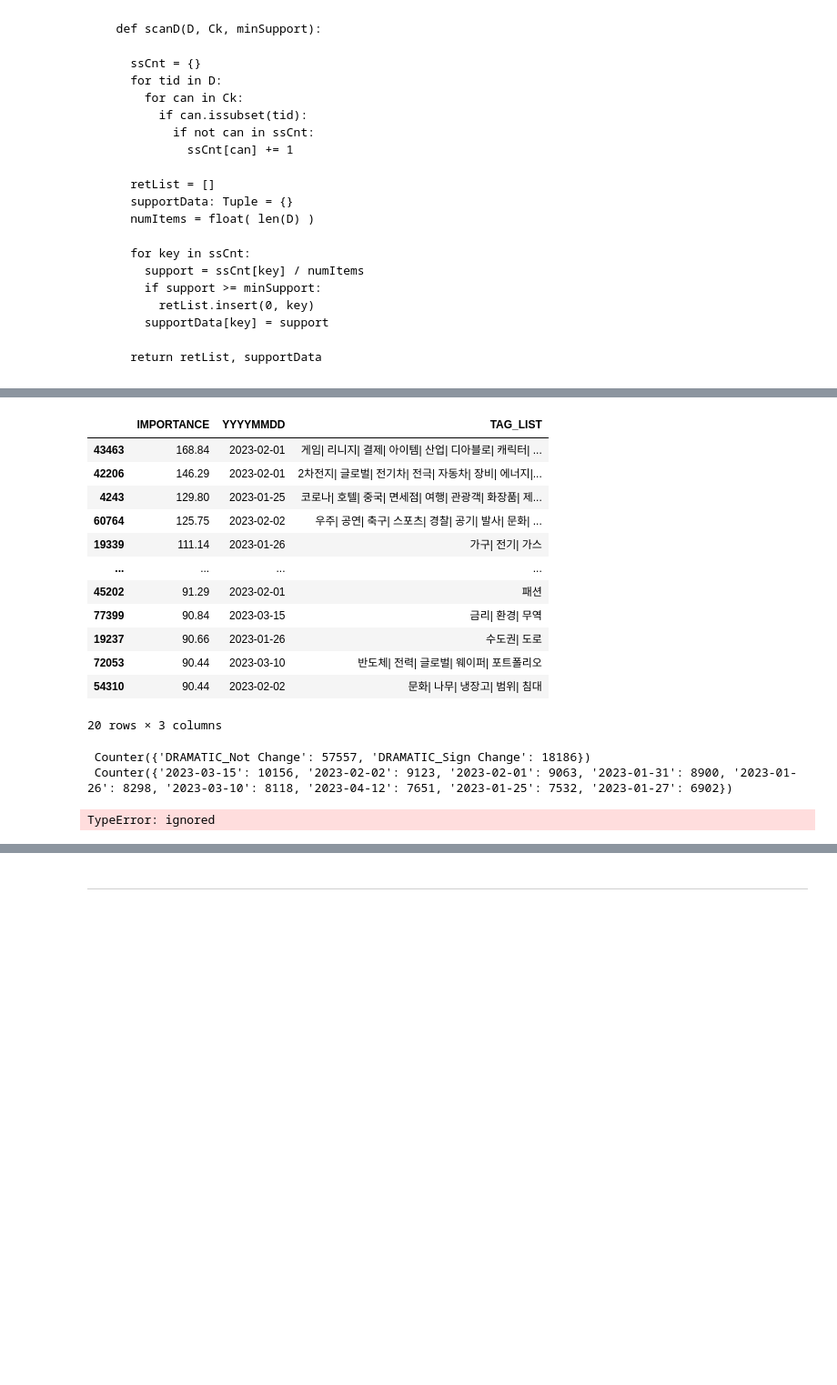
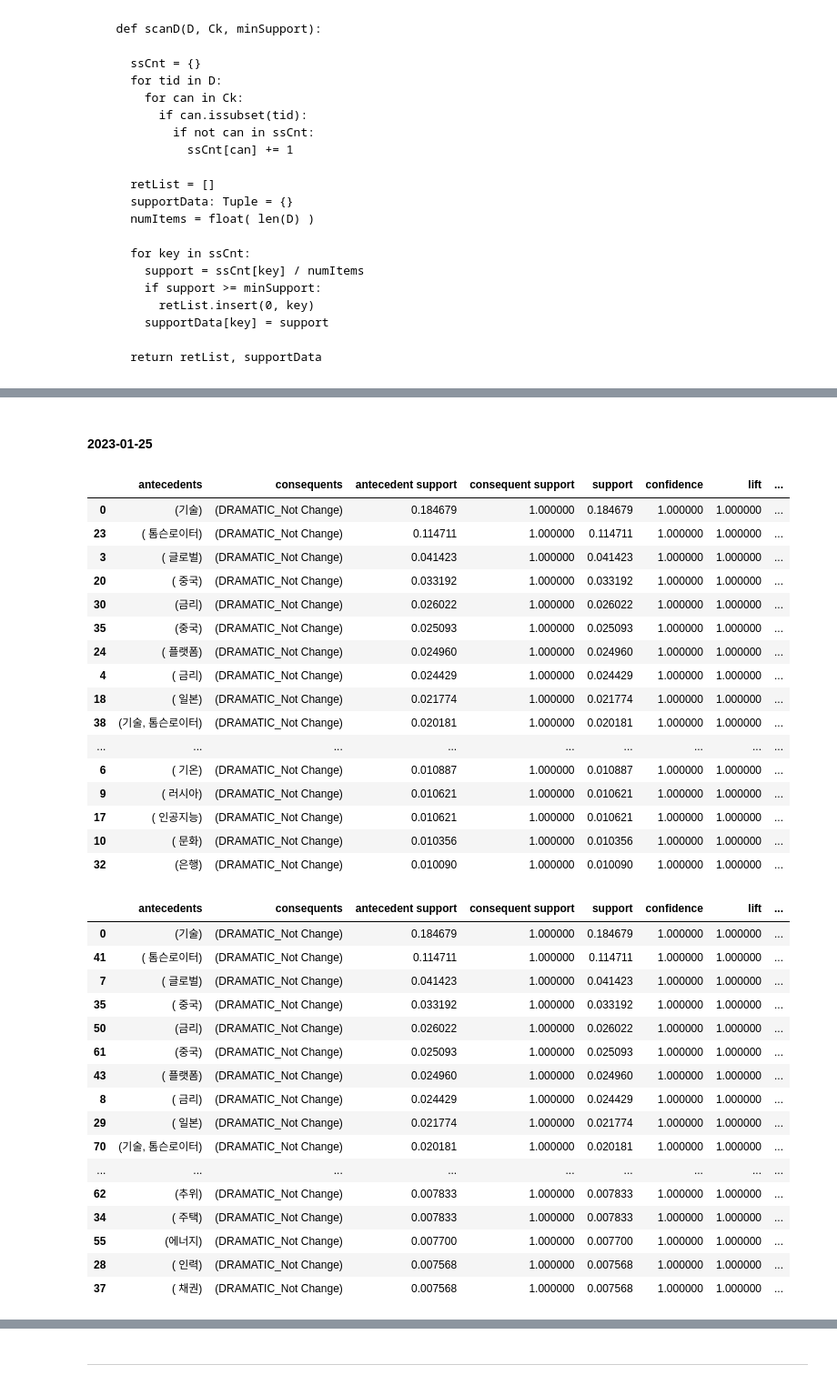
Before and after one commit to ksydata/MiraeAssetHackathon, a Jupyter notebook: [derivative_news_data]_2_AprioriRules.ipynb, the cells around one changed output, grey strips where cells are left out. Shown at 91% size. Cells and saved outputs as stored; diff of their text form; code cells hidden in the pictures; blank space fills up the shorter version.

```diff
--- a/[derivative_news_data]_2_AprioriRules.ipynb
+++ b/[derivative_news_data]_2_AprioriRules.ipynb
@@ -115,14 +115,14 @@ class AprioriRuleswithEvent():
   def makeSubDataset_loadData(self, date_column: str, date_time: str):
 
     INDEX_NEWS_DATETIME = self.INDEX_NEWS_DROPNA[ self.INDEX_NEWS_DROPNA[date_column] == date_time ]
-    self.SUBSET = self.INDEX_NEWS_DROPNA[["CHANGE_CATEGORY", "SUBCATEGORY"]].values
+    self.SUBSET = INDEX_NEWS_DATETIME[["CHANGE_CATEGORY", "SUBCATEGORY"]].values
       # [column] "ITEM_NAME", "SUBCATEGORY"
     return self.SUBSET, INDEX_NEWS_DATETIME
       # [date_column] YYYYMMDD
 
 
   # Apriori Analysis
-  def find_frequent_TAGsets(transaction_subset, transaction_tagset,
+  def find_frequent_TAGsets(self, transaction_subset: pd.DataFrame, transaction_tagset: pd.Series,
                             drop_subset_list: List, drop_tagset_list: List,
                             minimum_support_threshold: float, minimum_confidence_threshold: float):
 
@@ -131,7 +131,6 @@ class AprioriRuleswithEvent():
 
       transaction_subset_array = transaction_subset_encoder.fit_transform(transaction_subset)
       transaction_tag_array = transaction_tag_encoder.fit_transform(transaction_tagset)
-      # display(transaction_subset_array, transaction_tag_array)
 
       transaction_subset_dataframe = pd.DataFrame(
           data = transaction_subset_array, columns = transaction_subset_encoder.columns_)
@@ -143,7 +142,7 @@ class AprioriRuleswithEvent():
       transaction_dataframe = pd.concat(
           [transaction_subset_dataframe, transaction_tagset_dataframe],
           axis = 1, ignore_index = False)
-      print("\n", transaction_tag_encoder.columns_, end = ", ")
+      # print("\n", transaction_tag_encoder.columns_, end = ", ")
 
     # 이 지지도 이하의 규칙들은 배제하는 threshold (임계점 or 한계치)를 설정
       frequent_TAG_sets = apriori(
@@ -161 +193,3 @@ class AprioriRuleswithEvent():
+# %% [markdown]
+#### **2023-01-25**
 # %%
@@ -201,20 +222,40 @@ def main():
-# %%
-if __name__ == "__main__" :
-    main()
-# %% [output]
-|  | IMPORTANCE | YYYYMMDD | TAG_LIST |
-| 43463 | 168.84 | 2023-02-01 | 게임| 리니지| 결제| 아이템| 산업| 디아블로| 캐릭터| ... |
-| 42206 | 146.29 | 2023-02-01 | 2차전지| 글로벌| 전기차| 전극| 자동차| 장비| 에너지|... |
-| 4243 | 129.80 | 2023-01-25 | 코로나| 호텔| 중국| 면세점| 여행| 관광객| 화장품| 제... |
-| 60764 | 125.75 | 2023-02-02 | 우주| 공연| 축구| 스포츠| 경찰| 공기| 발사| 문화| ... |
-| 19339 | 111.14 | 2023-01-26 | 가구| 전기| 가스 |
-| ... | ... | ... | ... |
-| 45202 | 91.29 | 2023-02-01 | 패션 |
-| 77399 | 90.84 | 2023-03-15 | 금리| 환경| 무역 |
-| 19237 | 90.66 | 2023-01-26 | 수도권| 도로 |
-| 72053 | 90.44 | 2023-03-10 | 반도체| 전력| 글로벌| 웨이퍼| 포트폴리오 |
-| 54310 | 90.44 | 2023-02-02 | 문화| 나무| 냉장고| 범위| 침대 |
-20 rows × 3 columns
- Counter({'DRAMATIC_Not Change': 57557, 'DRAMATIC_Sign Change': 18186})
- Counter({'2023-03-15': 10156, '2023-02-02': 9123, '2023-02-01': 9063, '2023-01-31': 8900, '2023-01-26': 8298, '2023-03-10': 8118, '2023-04-12': 7651, '2023-01-25': 7532, '2023-01-27': 6902})
-TypeError: ignored
+# %%
+pd.set_option("display.max_row", None)
+display( apriori_results_230125[0].sort_values("support", ascending = False) )
+display( apriori_results_230125[1].sort_values("support", ascending = False) )
+display( apriori_results_230125[2].sort_values("support", ascending = False) )
+# %% [output]
+|  | antecedents | consequents | antecedent support | consequent support | support | confidence | lift | ... |
+| 0 | (기술) | (DRAMATIC_Not Change) | 0.184679 | 1.000000 | 0.184679 | 1.000000 | 1.000000 | ... |
+| 23 | ( 톰슨로이터) | (DRAMATIC_Not Change) | 0.114711 | 1.000000 | 0.114711 | 1.000000 | 1.000000 | ... |
+| 3 | ( 글로벌) | (DRAMATIC_Not Change) | 0.041423 | 1.000000 | 0.041423 | 1.000000 | 1.000000 | ... |
+| 20 | ( 중국) | (DRAMATIC_Not Change) | 0.033192 | 1.000000 | 0.033192 | 1.000000 | 1.000000 | ... |
+| 30 | (금리) | (DRAMATIC_Not Change) | 0.026022 | 1.000000 | 0.026022 | 1.000000 | 1.000000 | ... |
+| 35 | (중국) | (DRAMATIC_Not Change) | 0.025093 | 1.000000 | 0.025093 | 1.000000 | 1.000000 | ... |
+| 24 | ( 플랫폼) | (DRAMATIC_Not Change) | 0.024960 | 1.000000 | 0.024960 | 1.000000 | 1.000000 | ... |
+| 4 | ( 금리) | (DRAMATIC_Not Change) | 0.024429 | 1.000000 | 0.024429 | 1.000000 | 1.000000 | ... |
+| 18 | ( 일본) | (DRAMATIC_Not Change) | 0.021774 | 1.000000 | 0.021774 | 1.000000 | 1.000000 | ... |
+| 38 | (기술, 톰슨로이터) | (DRAMATIC_Not Change) | 0.020181 | 1.000000 | 0.020181 | 1.000000 | 1.000000 | ... |
+| ... | ... | ... | ... | ... | ... | ... | ... | ... |
+| 6 | ( 기온) | (DRAMATIC_Not Change) | 0.010887 | 1.000000 | 0.010887 | 1.000000 | 1.000000 | ... |
+| 9 | ( 러시아) | (DRAMATIC_Not Change) | 0.010621 | 1.000000 | 0.010621 | 1.000000 | 1.000000 | ... |
+| 17 | ( 인공지능) | (DRAMATIC_Not Change) | 0.010621 | 1.000000 | 0.010621 | 1.000000 | 1.000000 | ... |
+| 10 | ( 문화) | (DRAMATIC_Not Change) | 0.010356 | 1.000000 | 0.010356 | 1.000000 | 1.000000 | ... |
+| 32 | (은행) | (DRAMATIC_Not Change) | 0.010090 | 1.000000 | 0.010090 | 1.000000 | 1.000000 | ... |
+|  | antecedents | consequents | antecedent support | consequent support | support | confidence | lift | ... |
+| 0 | (기술) | (DRAMATIC_Not Change) | 0.184679 | 1.000000 | 0.184679 | 1.000000 | 1.000000 | ... |
+| 41 | ( 톰슨로이터) | (DRAMATIC_Not Change) | 0.114711 | 1.000000 | 0.114711 | 1.000000 | 1.000000 | ... |
+| 7 | ( 글로벌) | (DRAMATIC_Not Change) | 0.041423 | 1.000000 | 0.041423 | 1.000000 | 1.000000 | ... |
+| 35 | ( 중국) | (DRAMATIC_Not Change) | 0.033192 | 1.000000 | 0.033192 | 1.000000 | 1.000000 | ... |
+| 50 | (금리) | (DRAMATIC_Not Change) | 0.026022 | 1.000000 | 0.026022 | 1.000000 | 1.000000 | ... |
+| 61 | (중국) | (DRAMATIC_Not Change) | 0.025093 | 1.000000 | 0.025093 | 1.000000 | 1.000000 | ... |
+| 43 | ( 플랫폼) | (DRAMATIC_Not Change) | 0.024960 | 1.000000 | 0.024960 | 1.000000 | 1.000000 | ... |
+| 8 | ( 금리) | (DRAMATIC_Not Change) | 0.024429 | 1.000000 | 0.024429 | 1.000000 | 1.000000 | ... |
+| 29 | ( 일본) | (DRAMATIC_Not Change) | 0.021774 | 1.000000 | 0.021774 | 1.000000 | 1.000000 | ... |
+| 70 | (기술, 톰슨로이터) | (DRAMATIC_Not Change) | 0.020181 | 1.000000 | 0.020181 | 1.000000 | 1.000000 | ... |
+| ... | ... | ... | ... | ... | ... | ... | ... | ... |
+| 62 | (추위) | (DRAMATIC_Not Change) | 0.007833 | 1.000000 | 0.007833 | 1.000000 | 1.000000 | ... |
+| 34 | ( 주택) | (DRAMATIC_Not Change) | 0.007833 | 1.000000 | 0.007833 | 1.000000 | 1.000000 | ... |
+| 55 | (에너지) | (DRAMATIC_Not Change) | 0.007700 | 1.000000 | 0.007700 | 1.000000 | 1.000000 | ... |
+| 28 | ( 인력) | (DRAMATIC_Not Change) | 0.007568 | 1.000000 | 0.007568 | 1.000000 | 1.000000 | ... |
+| 37 | ( 채권) | (DRAMATIC_Not Change) | 0.007568 | 1.000000 | 0.007568 | 1.000000 | 1.000000 | ... |
```
Also changed, not shown: parts of 27 cells of this notebook.
